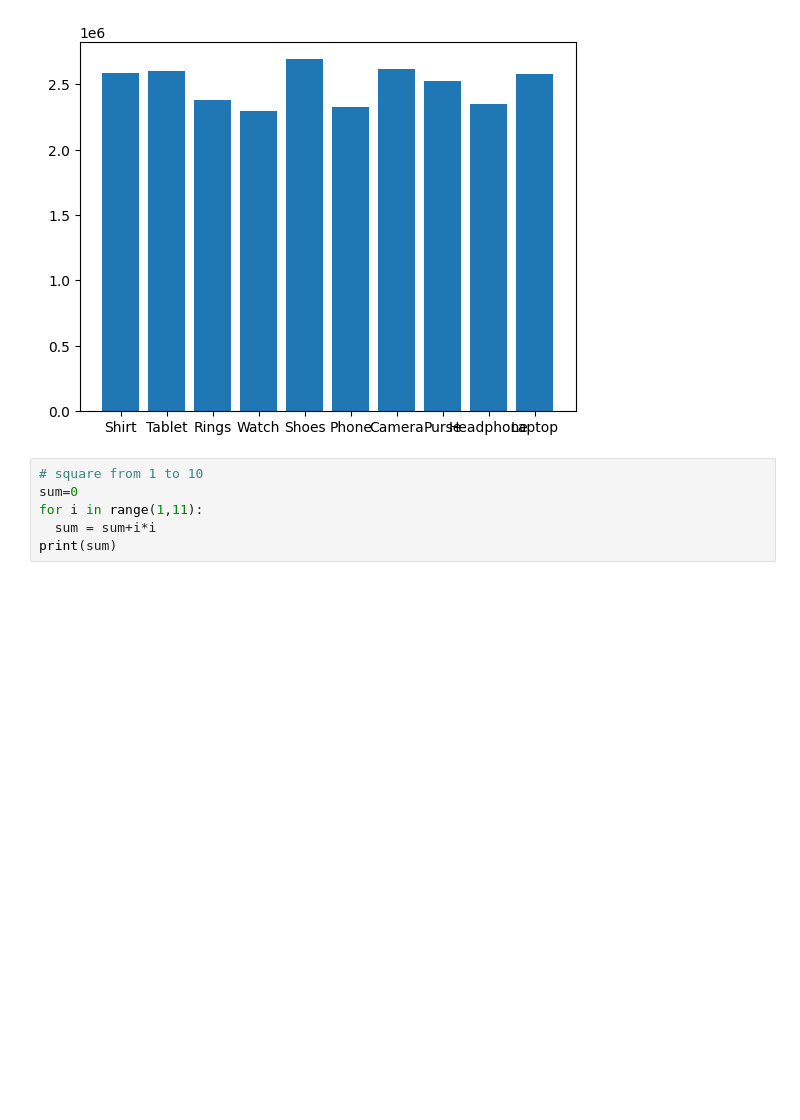
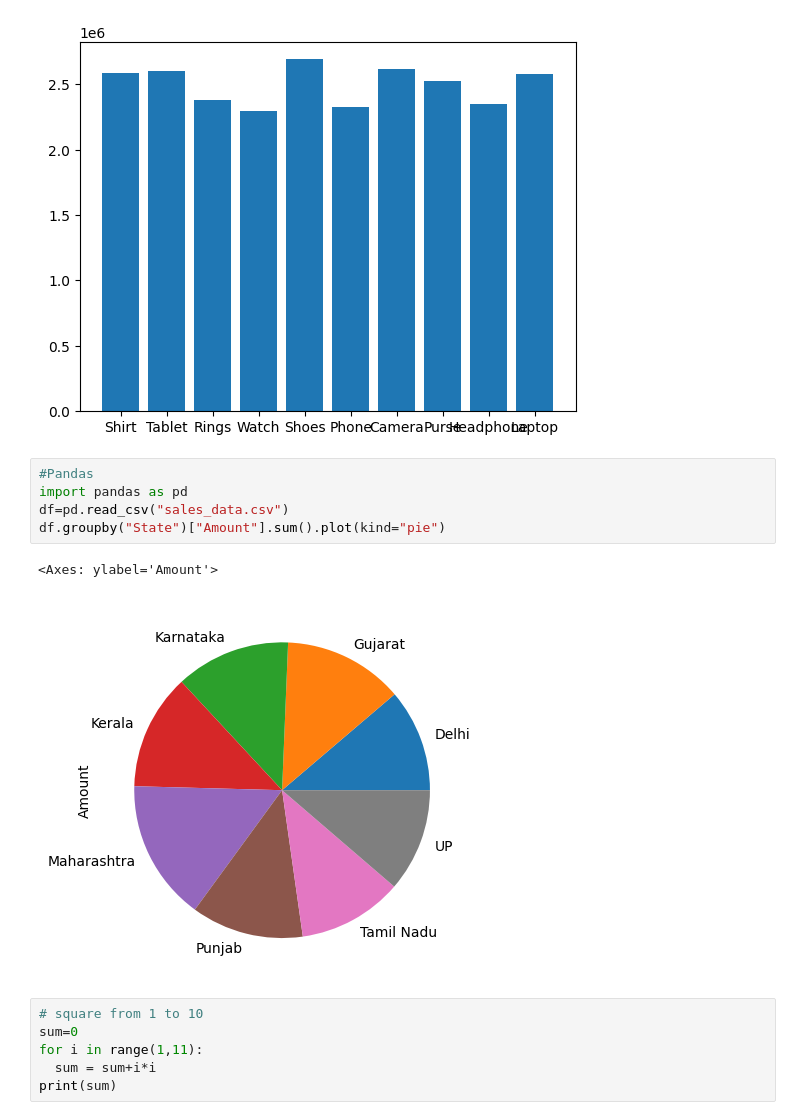
Before and after one commit to priyankarana5650-commits/PriyankaRana, a Jupyter notebook: PriyaRana11.ipynb, the cells around one changed output. Drawn from its saved outputs; the diff is of its cells as text; blank space fills up the shorter version.

```diff
--- a/PriyaRana11.ipynb
+++ b/PriyaRana11.ipynb
@@ -345,6 +346,14 @@ plt.show()
 # %% [output]
 [2582849, 2597025, 2376421, 2298085, 2689867, 2321797, 2612263, 2520574, 2349509, 2578038]
 [figure]
+# %%
+#Pandas
+import pandas as pd
+df=pd.read_csv("sales_data.csv")
+df.groupby("State")["Amount"].sum().plot(kind="pie")
+# %% [output]
+<Axes: ylabel='Amount'>
+[figure, added]
 # %%
 # square from 1 to 10
 sum=0
```
Also changed, not shown: parts of 1 cell of this notebook.
